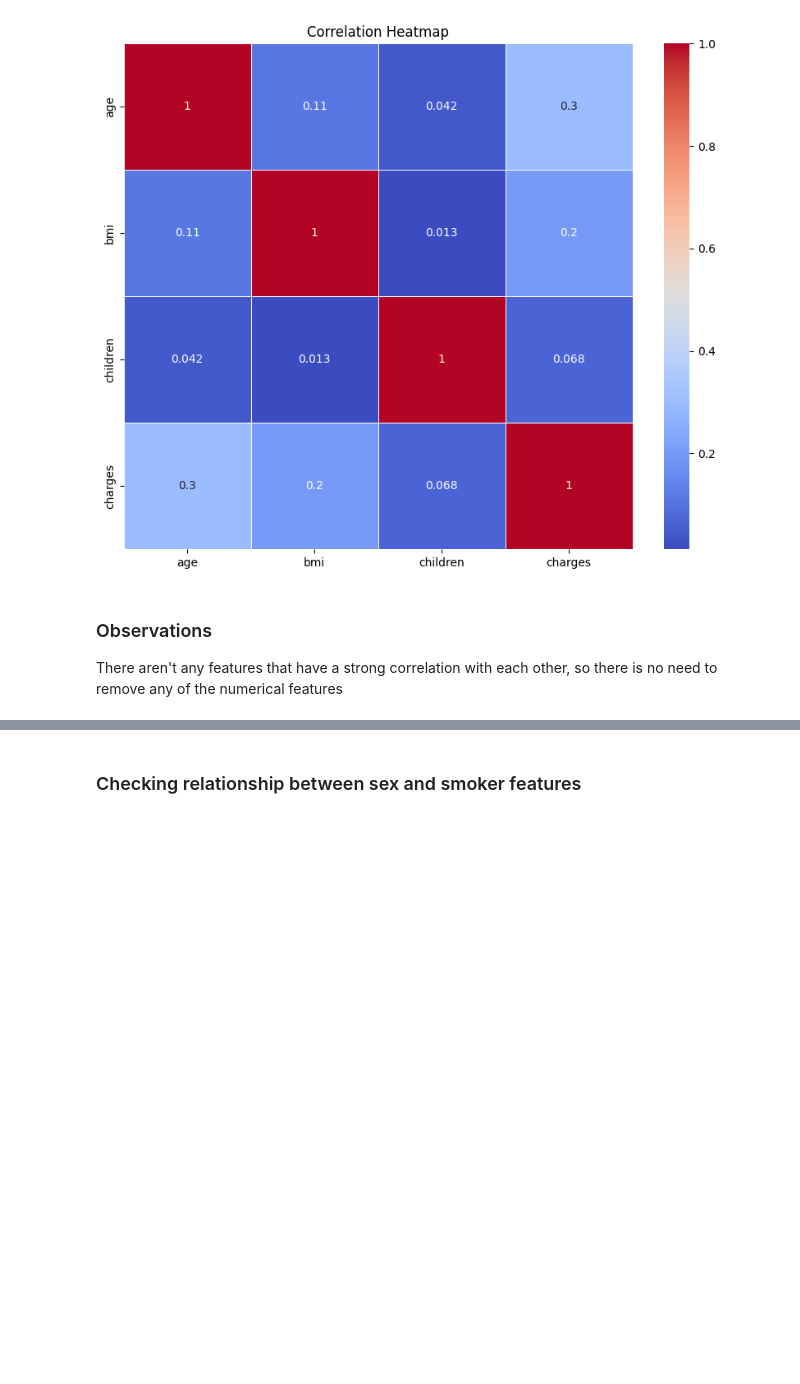
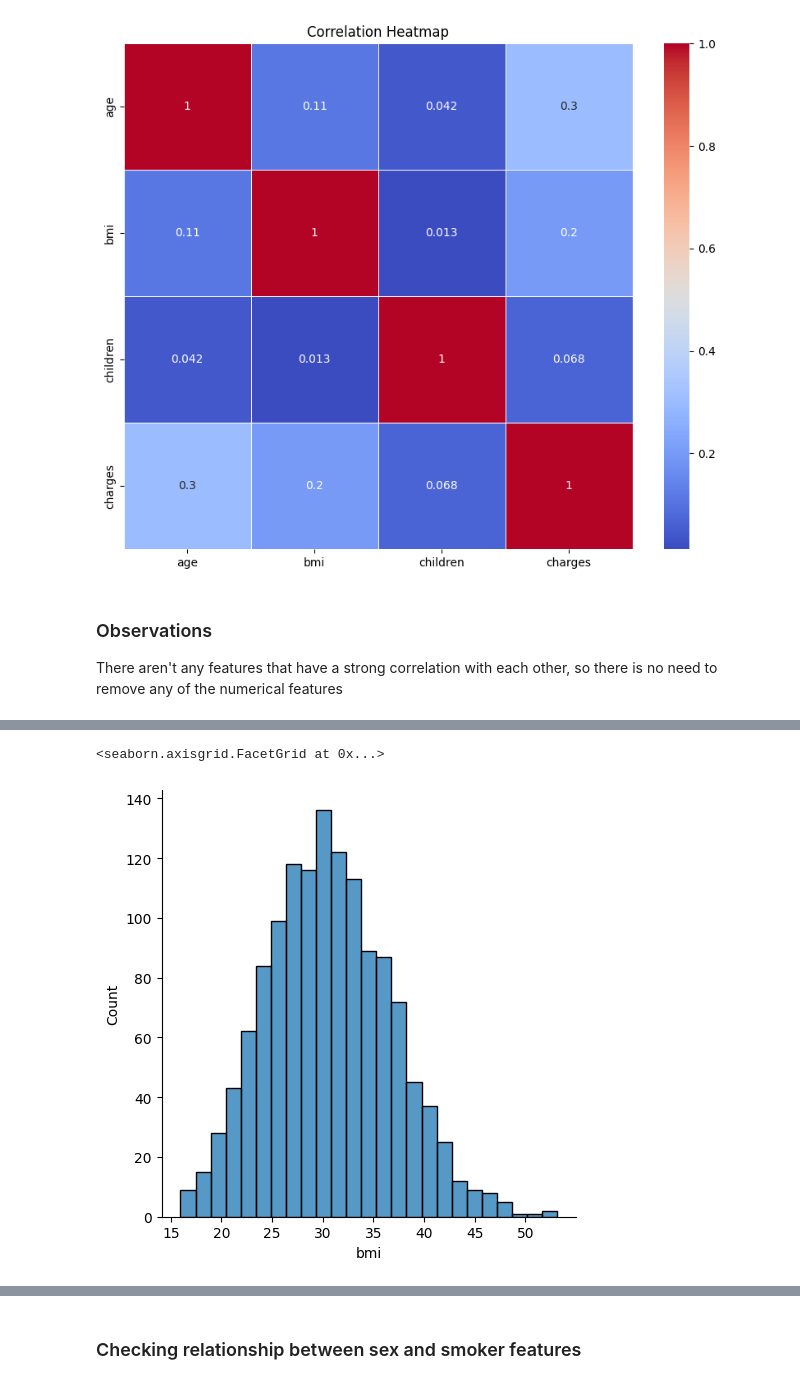
Before and after one commit to RezaP117/Health_Insurance_Cost_Predictor, a Jupyter notebook: notebook/eda.ipynb, the cells around one changed output, grey strips where cells are left out. Cells and saved outputs as stored; diff of their text form; code cells hidden in the pictures; blank space fills up the shorter version.

```diff
--- a/notebook/eda.ipynb
+++ b/notebook/eda.ipynb
@@ -77,0 +90,5 @@ There aren't any features that have a strong correlation with each other, so the
+# %%
+sns.displot(df, x = "bmi")
+# %% [output]
+<seaborn.axisgrid.FacetGrid at 0x...>
+[figure, added]
```
Also changed, not shown: parts of 7 cells of this notebook, 1 other file.
